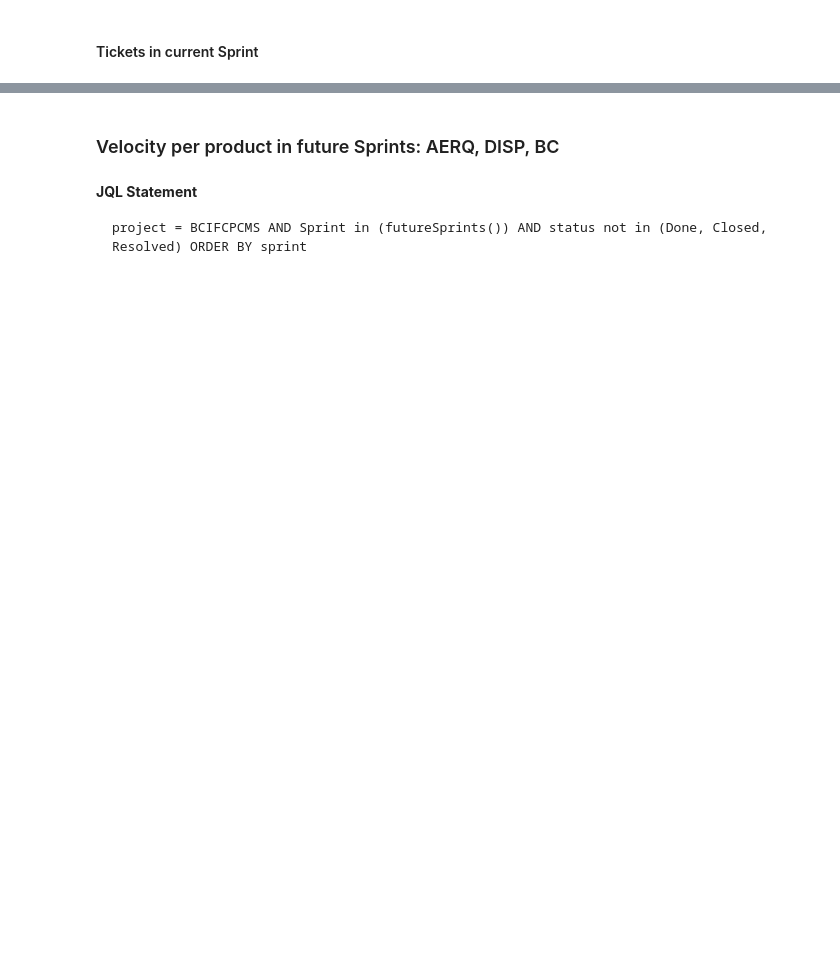
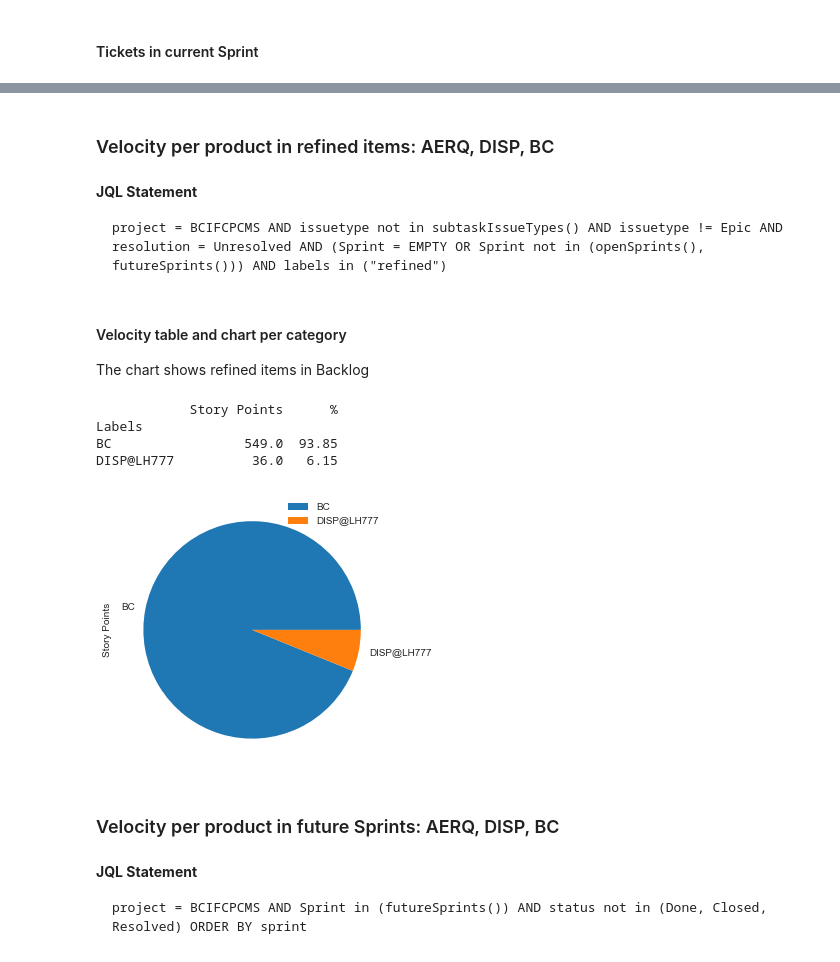
Before and after one commit to mweil372/jupyter-notebooks, a Jupyter notebook: aerq.bo.ipynb, the cells around one changed output, grey strips where cells are left out. Saved outputs shown, nothing was run; the diff lists cells and outputs as text; code cells hidden in the pictures; blank space fills up the shorter version.

````diff
--- a/aerq.bo.ipynb
+++ b/aerq.bo.ipynb
@@ -160,0 +196,2 @@ print (df[['Key', 'Story Points', 'Labels']])
+# %% [markdown]
+ ### Velocity per product in refined items: AERQ, DISP, BC
@@ -160,0 +201,5 @@ print (df[['Key', 'Story Points', 'Labels']])
+# %% [markdown]
+**JQL Statement**
+```
+project = BCIFCPCMS AND issuetype not in subtaskIssueTypes() AND issuetype != Epic AND resolution = Unresolved AND (Sprint = EMPTY OR Sprint not in (openSprints(), futureSprints())) AND labels in ("refined")
+```
@@ -161,3 +230,21 @@ print (df[['Key', 'Story Points', 'Labels']])
+# %% [markdown]
+#### Velocity table and chart per category
+
+The chart shows refined items in Backlog
+# %%
+    # group selected tickets (current, future sprints) by categoryies: AERQ, DISP, BC
+    # sum Story Points (thus, Velocity) per category
+    df_new = df.groupby('Labels')[['Story Points']].sum()
+    # add a Velocity's percentage value per category
+    df_new['%'] = ((df_new['Story Points'] / df_new['Story Points'].sum()) * 100).round(2)
+    print(df_new)
+    plot = df_new.plot.pie(y='Story Points', figsize=(5, 5))
+# %% [output]
+            Story Points      %
+Labels
+BC                 549.0  93.85
+DISP@LH777          36.0   6.15
+[figure, added]
 # %% [markdown]
  ### Velocity per product in future Sprints: AERQ, DISP, BC
 # %%
````
Also changed, not shown: parts of 25 cells of this notebook, 2 other files.
